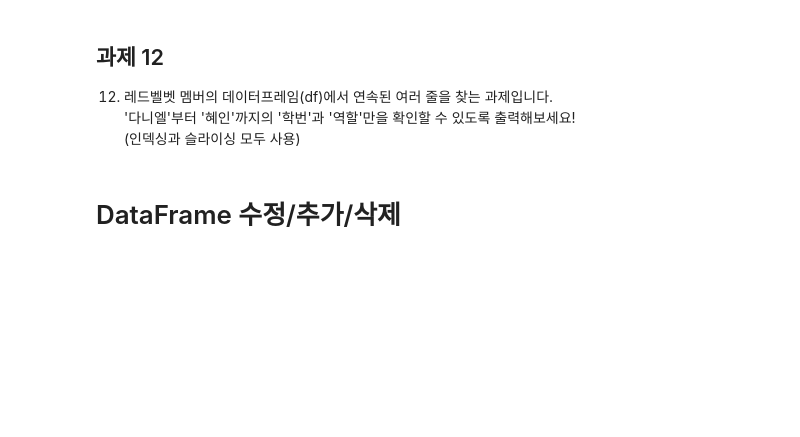
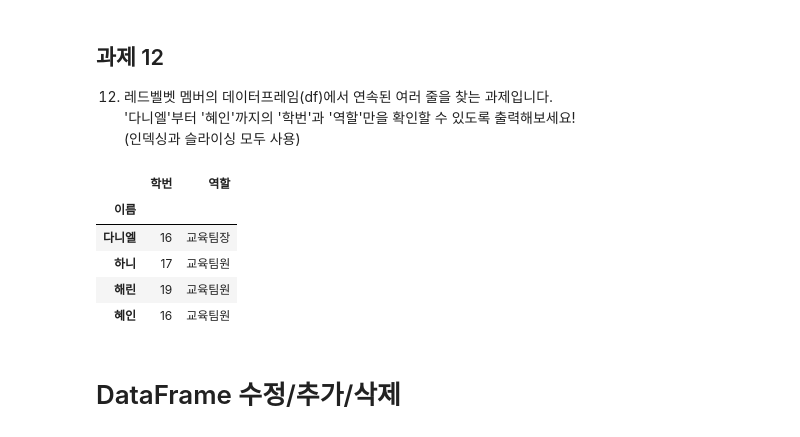
Before and after one commit to suyeonlee01/insight-12th, a Jupyter notebook: code/ba2slk/session0/사전학습자료 pandas입문(12기)_배포.ipynb, the cells around one changed output. Saved outputs shown, nothing was run; the diff lists cells and outputs as text; code cells hidden in the pictures; blank space fills up the shorter version.

```diff
--- a/code/ba2slk/session0/사전학습자료 pandas입문(12기)_배포.ipynb
+++ b/code/ba2slk/session0/사전학습자료 pandas입문(12기)_배포.ipynb
@@ -270,12 +270,21 @@ df.iloc[2:, 0:3]
 # %%
 import pandas as pd
 
 lst = [['민지', 15, '커뮤', 'AI', '회장'], ['다니엘', 16, '경영', '심리', '교육팀장'],
        ['하니', 17, '경영', '빅사', '교육팀원'], ['해린', 19, '경영', '빅사', '교육팀원'],
        ['혜인', 16, '경제', '빅사', '교육팀원']]
 
 df = pd.DataFrame(lst, columns=['이름', '학번', '전공', '복수전공', '역할'])
 df = df.set_index('이름')
+
+df.loc["다니엘":"혜인", ["학번", "역할"]]
+# %% [output]
+|  | 학번 | 역할 |
+| 이름 |  |  |
+| 다니엘 | 16 | 교육팀장 |
+| 하니 | 17 | 교육팀원 |
+| 해린 | 19 | 교육팀원 |
+| 혜인 | 16 | 교육팀원 |
 # %% [markdown]
 # DataFrame 수정/추가/삭제
 # %% [markdown]
```
Also changed, not shown: parts of 3 cells of this notebook.
